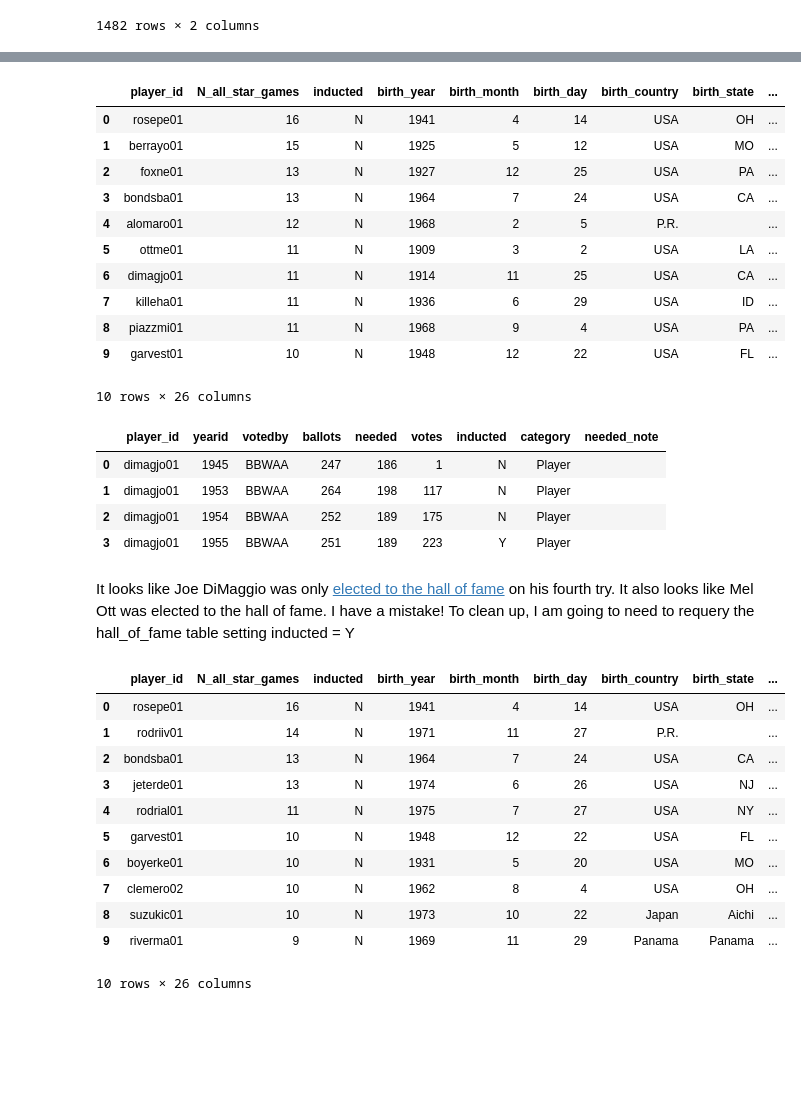
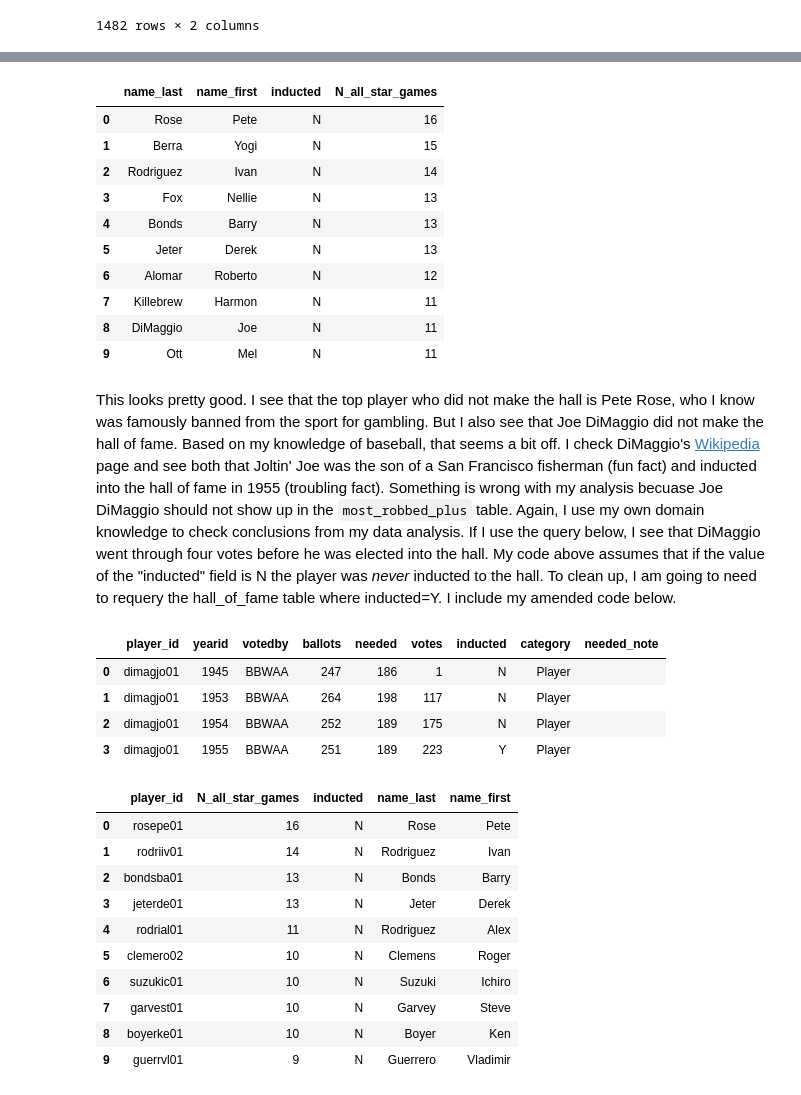
Before and after one commit to AbeHandler/everything, a Jupyter notebook: teaching/3401fall2020/week5/Module-4.2-Relational_data_applications.ipynb, the cells around one changed output, grey strips where cells are left out. Drawn from its saved outputs; the diff is of its cells as text; code cells hidden in the pictures; blank space fills up the shorter version.

```diff
--- a/teaching/3401fall2020/week5/Module-4.2-Relational_data_applications.ipynb
+++ b/teaching/3401fall2020/week5/Module-4.2-Relational_data_applications.ipynb
@@ -203,22 +241,25 @@ most_robbed = reduced[reduced["inducted"] == "N"].drop_duplicates().head(10)
 # %%
 players = pd.read_sql_query('select * from player', con)
 
-merged = pd.merge(most_robbed, players, how='inner', on='player_id')
+most_robbed_plus = pd.merge(most_robbed, players, how='inner', on='player_id')
+
+most_robbed_plus = most_robbed_plus[['name_last', 'name_first', 'inducted', 'N_all_star_games']]
+
+most_robbed_plus
+# %% [output]
+|  | name_last | name_first | inducted | N_all_star_games |
+| 0 | Rose | Pete | N | 16 |
+| 1 | Berra | Yogi | N | 15 |
+| 2 | Rodriguez | Ivan | N | 14 |
+| 3 | Fox | Nellie | N | 13 |
+| 4 | Bonds | Barry | N | 13 |
+| 5 | Jeter | Derek | N | 13 |
+| 6 | Alomar | Roberto | N | 12 |
+| 7 | Killebrew | Harmon | N | 11 |
+| 8 | DiMaggio | Joe | N | 11 |
+| 9 | Ott | Mel | N | 11 |
-# %%
-merged
-# %% [output]
-|  | player_id | N_all_star_games | inducted | birth_year | birth_month | birth_day | birth_country | birth_state | ... |
-| 0 | rosepe01 | 16 | N | 1941 | 4 | 14 | USA | OH | ... |
-| 1 | berrayo01 | 15 | N | 1925 | 5 | 12 | USA | MO | ... |
-| 2 | foxne01 | 13 | N | 1927 | 12 | 25 | USA | PA | ... |
-| 3 | bondsba01 | 13 | N | 1964 | 7 | 24 | USA | CA | ... |
-| 4 | alomaro01 | 12 | N | 1968 | 2 | 5 | P.R. |  | ... |
-| 5 | ottme01 | 11 | N | 1909 | 3 | 2 | USA | LA | ... |
-| 6 | dimagjo01 | 11 | N | 1914 | 11 | 25 | USA | CA | ... |
-| 7 | killeha01 | 11 | N | 1936 | 6 | 29 | USA | ID | ... |
-| 8 | piazzmi01 | 11 | N | 1968 | 9 | 4 | USA | PA | ... |
-| 9 | garvest01 | 10 | N | 1948 | 12 | 22 | USA | FL | ... |
-10 rows × 26 columns
+# %% [markdown]
+This looks pretty good. I see that the top player who did not make the hall is Pete Rose, who I know was famously banned from the sport for gambling. But I also see that Joe DiMaggio did not make the hall of fame. Based on my knowledge of baseball, that seems a bit off. I check DiMaggio's [Wikipedia](https://en.wikipedia.org/wiki/Joe_DiMaggio) page and see both that Joltin' Joe was the son of a San Francisco fisherman (fun fact) and inducted into the hall of fame in 1955 (troubling fact). Something is wrong with my analysis becuase Joe DiMaggio should not show up in the `most_robbed_plus` table. Again, I use my own domain knowledge to check conclusions from my data analysis. If I use the query below, I see that DiMaggio went through four votes before he was elected into the hall. My code above assumes that if the value of the "inducted" field is N the player was *never* inducted to the hall. To clean up, I am going to need to requery the hall_of_fame table where inducted=Y. I include my amended code below.
 # %%
 hall = pd.read_sql_query('select  * from hall_of_fame where player_id="dimagjo01"', con)
 hall
@@ -228,27 +269,24 @@ hall
 | 1 | dimagjo01 | 1953 | BBWAA | 264 | 198 | 117 | N | Player |  |
 | 2 | dimagjo01 | 1954 | BBWAA | 252 | 189 | 175 | N | Player |  |
 | 3 | dimagjo01 | 1955 | BBWAA | 251 | 189 | 223 | Y | Player |  |
-# %% [markdown]
-It looks like Joe DiMaggio was only [elected to the hall of fame](https://baseballhall.org/hall-of-famers/dimaggio-joe) on his fourth try. It also looks like Mel Ott was elected to the hall of fame. I have a mistake! To clean up, I am going to need to requery the hall_of_fame table setting inducted = Y
 # %%
 hall = pd.read_sql_query('select  * from hall_of_fame where inducted="Y"', con)
 merged = pd.merge(all_star_counts, hall, how='left', on='player_id')
-reduced = merged[['player_id', "N_all_star_games", "inducted"]]
-reduced = reduced.fillna("N")
-most_robbed = reduced[reduced["inducted"] == "N"].drop_duplicates().head(10)
+most_robbed = merged[['player_id', "N_all_star_games", "inducted"]]
+most_robbed = most_robbed.fillna("N").sort_values(by=['N_all_star_games'], ascending=False)
+most_robbed = most_robbed[most_robbed["inducted"] == "N"].drop_duplicates().head(10)
 players = pd.read_sql_query('select * from player', con)
-merged = pd.merge(most_robbed, players, how='inner', on='player_id')
-merged
+most_robbed = pd.merge(most_robbed, players, how='inner', on='player_id')[["player_id", "N_all_star_games", "inducted", "name_last", "name_first"]]
+most_robbed
 # %% [output]
-|  | player_id | N_all_star_games | inducted | birth_year | birth_month | birth_day | birth_country | birth_state | ... |
-| 0 | rosepe01 | 16 | N | 1941 | 4 | 14 | USA | OH | ... |
-| 1 | rodriiv01 | 14 | N | 1971 | 11 | 27 | P.R. |  | ... |
-| 2 | bondsba01 | 13 | N | 1964 | 7 | 24 | USA | CA | ... |
-| 3 | jeterde01 | 13 | N | 1974 | 6 | 26 | USA | NJ | ... |
-| 4 | rodrial01 | 11 | N | 1975 | 7 | 27 | USA | NY | ... |
-| 5 | garvest01 | 10 | N | 1948 | 12 | 22 | USA | FL | ... |
-| 6 | boyerke01 | 10 | N | 1931 | 5 | 20 | USA | MO | ... |
-| 7 | clemero02 | 10 | N | 1962 | 8 | 4 | USA | OH | ... |
-| 8 | suzukic01 | 10 | N | 1973 | 10 | 22 | Japan | Aichi | ... |
-| 9 | riverma01 | 9 | N | 1969 | 11 | 29 | Panama | Panama | ... |
+|  | player_id | N_all_star_games | inducted | name_last | name_first |
+| 0 | rosepe01 | 16 | N | Rose | Pete |
+| 1 | rodriiv01 | 14 | N | Rodriguez | Ivan |
+| 2 | bondsba01 | 13 | N | Bonds | Barry |
+| 3 | jeterde01 | 13 | N | Jeter | Derek |
+| 4 | rodrial01 | 11 | N | Rodriguez | Alex |
+| 5 | clemero02 | 10 | N | Clemens | Roger |
+| 6 | suzukic01 | 10 | N | Suzuki | Ichiro |
+| 7 | garvest01 | 10 | N | Garvey | Steve |
+| 8 | boyerke01 | 10 | N | Boyer | Ken |
+| 9 | guerrvl01 | 9 | N | Guerrero | Vladimir |
-10 rows × 26 columns
```
Also changed, not shown: parts of 18 cells of this notebook.
